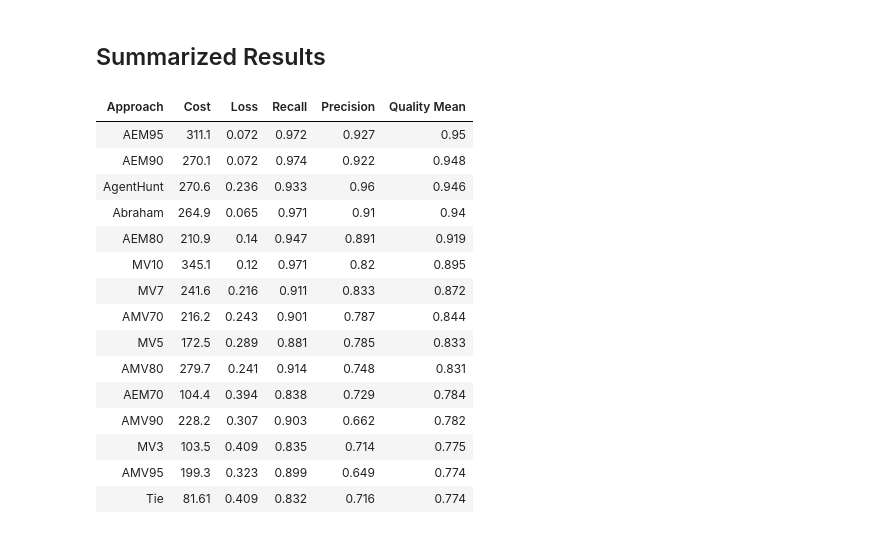
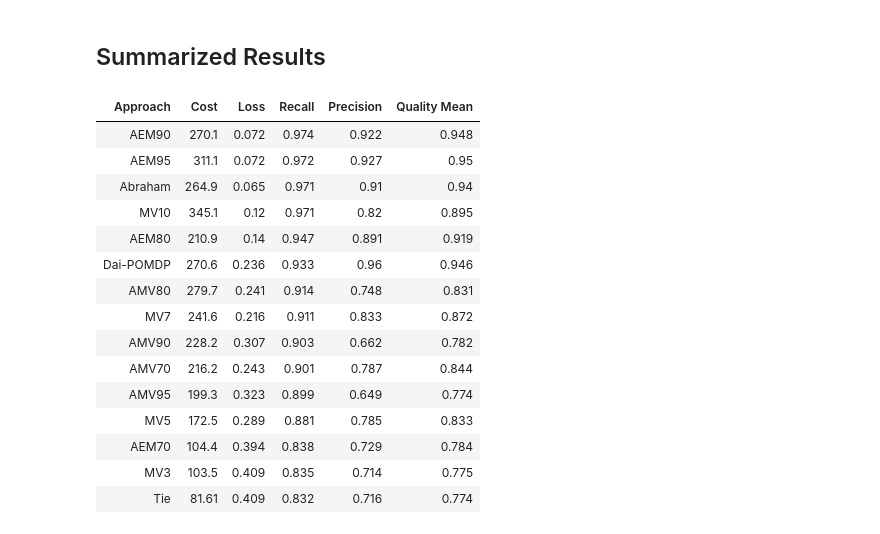
Before and after one commit to pmaglione/classification_model, a Jupyter notebook: charts.ipynb, the cells around one changed output. Cells and saved outputs as stored; diff of their text form; code cells hidden in the pictures.

Commit message:
results

```diff
--- a/charts.ipynb
+++ b/charts.ipynb
@@ -613,7 +613,7 @@ rw_data_abraham = pd.read_csv('./results/real_world/all_abraham.csv')
 rw_data_agenthunt = pd.read_csv('./results/agenthunt/real_world_results.csv')
 rw_adaptive = pd.read_csv('./results/real_world/all_adaptive.csv')
 
-approaches = {'Tie':{}, 'MV3':{}, 'MV5':{}, 'MV7':{}, 'MV10':{}, 'Abraham':{}, 'AgentHunt':{},
+approaches = {'Tie':{}, 'MV3':{}, 'MV5':{}, 'MV7':{}, 'MV10':{}, 'Abraham':{}, 'Dai-POMDP':{},
         'AMV70':{}, 'AMV80':{}, 'AMV90':{}, 'AMV95':{}, 'AEM70':{}, 'AEM80':{}, 'AEM90':{}, 'AEM95':{}}
 
 loss_column = 'loss'
@@ -653,10 +653,10 @@ approaches['Abraham'][recall_column] = get_total_results(sm_data_abraham, rw_dat
 approaches['Abraham'][precision_column] = get_total_results(sm_data_abraham, rw_data_abraham, precision_column, None, None, None, None, None, abraham_c, abraham_e)
 approaches['Abraham'][cost_column] = get_total_results(sm_data_abraham, rw_data_abraham, cost_column, None, None, None, None, None, abraham_c, abraham_e)
 
-approaches['AgentHunt'][loss_column] = get_total_results(sm_data_agenthunt, rw_data_agenthunt, loss_column)
-approaches['AgentHunt'][recall_column] = get_total_results(sm_data_agenthunt, rw_data_agenthunt, recall_column)
-approaches['AgentHunt'][precision_column] = get_total_results(sm_data_agenthunt, rw_data_agenthunt, precision_column)
-approaches['AgentHunt'][cost_column] = get_total_results(sm_data_agenthunt, rw_data_agenthunt, cost_column)
+approaches['Dai-POMDP'][loss_column] = get_total_results(sm_data_agenthunt, rw_data_agenthunt, loss_column)
+approaches['Dai-POMDP'][recall_column] = get_total_results(sm_data_agenthunt, rw_data_agenthunt, recall_column)
+approaches['Dai-POMDP'][precision_column] = get_total_results(sm_data_agenthunt, rw_data_agenthunt, precision_column)
+approaches['Dai-POMDP'][cost_column] = get_total_results(sm_data_agenthunt, rw_data_agenthunt, cost_column)
 
 cost_ratio = 0.05
 decision_function_mv = 'decision_function_mv'
@@ -700,46 +700,46 @@ approaches['AEM80'][cost_column] = get_total_results(sm_adaptive, rw_adaptive, c
 
 threshold = 0.9
 approaches['AEM90'][loss_column] = get_total_results(sm_adaptive, rw_adaptive, loss_column, None, cost_ratio, decision_function_mv, threshold, class_fn, None, None)
 approaches['AEM90'][recall_column] = get_total_results(sm_adaptive, rw_adaptive, recall_column, None, cost_ratio, decision_function_mv, threshold, class_fn, None, None)
 approaches['AEM90'][precision_column] = get_total_results(sm_adaptive, rw_adaptive, precision_column, None, cost_ratio, decision_function_mv, threshold, class_fn, None, None)
 approaches['AEM90'][cost_column] = get_total_results(sm_adaptive, rw_adaptive, cost_column, None, cost_ratio, decision_function_mv, threshold, class_fn, None, None)
 
 threshold = 0.95
 approaches['AEM95'][loss_column] = get_total_results(sm_adaptive, rw_adaptive, loss_column, None, cost_ratio, decision_function_mv, threshold, class_fn, None, None)
 approaches['AEM95'][recall_column] = get_total_results(sm_adaptive, rw_adaptive, recall_column, None, cost_ratio, decision_function_mv, threshold, class_fn, None, None)
 approaches['AEM95'][precision_column] = get_total_results(sm_adaptive, rw_adaptive, precision_column, None, cost_ratio, decision_function_mv, threshold, class_fn, None, None)
 approaches['AEM95'][cost_column] = get_total_results(sm_adaptive, rw_adaptive, cost_column, None, cost_ratio, decision_function_mv, threshold, class_fn, None, None)
 
 recalls_mean = [np.mean(approach[recall_column]) for key, approach in approaches.items()]
 precision_mean = [np.mean(approach[precision_column]) for key, approach in approaches.items()]
 quality_mean = []
 for key in range(len(recall_mean)):
     quality_mean.append((recalls_mean[key] + precision_mean[key]) / 2)
 
 data = pd.DataFrame({
     'Approach': list(approaches.keys()),
     'Cost': [float(str(np.mean(approach[cost_column]))[:5]) for key, approach in approaches.items()],
     'Loss': [float(str(np.mean(approach[loss_column]))[:5]) for key, approach in approaches.items()],
     'Recall': [float(str(val)[:5]) for val in recalls_mean],
     'Precision': [float(str(val)[:5]) for val in precision_mean],
     'Quality Mean': [float(str(val)[:5]) for val in quality_mean]
-}).sort_values(['Quality Mean', 'Cost', 'Loss'], ascending=False).style.highlight_max(color='yellow',axis=0).highlight_min(color='lightblue',axis=0).hide_index()
+}).sort_values(['Recall', 'Precision', 'Cost', 'Loss'], ascending=False).style.highlight_max(color='yellow',axis=0).highlight_min(color='lightblue',axis=0).hide_index()
 
 data
 # %% [output]
 | Approach | Cost | Loss | Recall | Precision | Quality Mean |
+| AEM90 | 270.1 | 0.072 | 0.974 | 0.922 | 0.948 |
 | AEM95 | 311.1 | 0.072 | 0.972 | 0.927 | 0.95 |
-| AEM90 | 270.1 | 0.072 | 0.974 | 0.922 | 0.948 |
-| AgentHunt | 270.6 | 0.236 | 0.933 | 0.96 | 0.946 |
 | Abraham | 264.9 | 0.065 | 0.971 | 0.91 | 0.94 |
+| MV10 | 345.1 | 0.12 | 0.971 | 0.82 | 0.895 |
 | AEM80 | 210.9 | 0.14 | 0.947 | 0.891 | 0.919 |
-| MV10 | 345.1 | 0.12 | 0.971 | 0.82 | 0.895 |
+| Dai-POMDP | 270.6 | 0.236 | 0.933 | 0.96 | 0.946 |
+| AMV80 | 279.7 | 0.241 | 0.914 | 0.748 | 0.831 |
 | MV7 | 241.6 | 0.216 | 0.911 | 0.833 | 0.872 |
+| AMV90 | 228.2 | 0.307 | 0.903 | 0.662 | 0.782 |
 | AMV70 | 216.2 | 0.243 | 0.901 | 0.787 | 0.844 |
+| AMV95 | 199.3 | 0.323 | 0.899 | 0.649 | 0.774 |
 | MV5 | 172.5 | 0.289 | 0.881 | 0.785 | 0.833 |
-| AMV80 | 279.7 | 0.241 | 0.914 | 0.748 | 0.831 |
 | AEM70 | 104.4 | 0.394 | 0.838 | 0.729 | 0.784 |
-| AMV90 | 228.2 | 0.307 | 0.903 | 0.662 | 0.782 |
 | MV3 | 103.5 | 0.409 | 0.835 | 0.714 | 0.775 |
-| AMV95 | 199.3 | 0.323 | 0.899 | 0.649 | 0.774 |
 | Tie | 81.61 | 0.409 | 0.832 | 0.716 | 0.774 |
```
Also changed, not shown: parts of 2 cells of this notebook, 8 other files.
